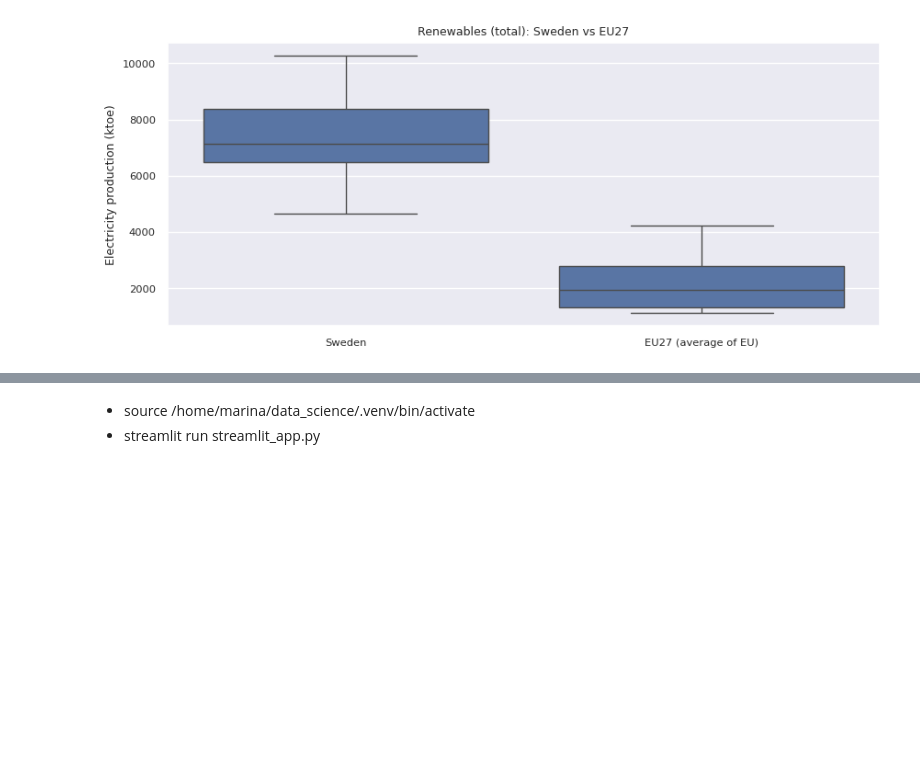
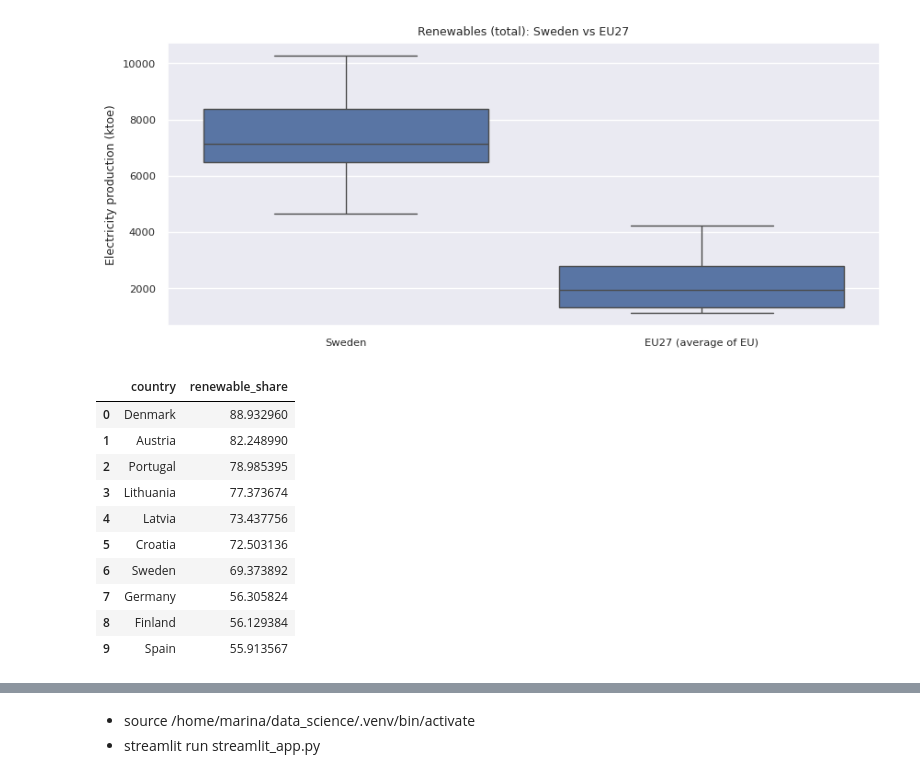
Before and after one commit to MarinaNakamura-blip/energy_project, a Jupyter notebook: tidy_data.ipynb, the cells around one changed output, grey strips where cells are left out. Drawn from its saved outputs; the diff is of its cells as text; code cells hidden in the pictures; blank space fills up the shorter version.

```diff
--- a/tidy_data.ipynb
+++ b/tidy_data.ipynb
@@ -216,3 +216,18 @@ fig = renewables_share_with_total(df_long, "Sweden")
 fig = renewables_boxplot(df, "Renewables (total)")
 # %% [output]
 [figure]
+# %%
+top10 = top10_renewable_share(df, year=2024)
+top10
+# %% [output]
+|  | country | renewable_share |
+| 0 | Denmark | 88.932960 |
+| 1 | Austria | 82.248990 |
+| 2 | Portugal | 78.985395 |
+| 3 | Lithuania | 77.373674 |
+| 4 | Latvia | 73.437756 |
+| 5 | Croatia | 72.503136 |
+| 6 | Sweden | 69.373892 |
+| 7 | Germany | 56.305824 |
+| 8 | Finland | 56.129384 |
+| 9 | Spain | 55.913567 |
```
Also changed, not shown: parts of 3 cells of this notebook, 1 other file.
